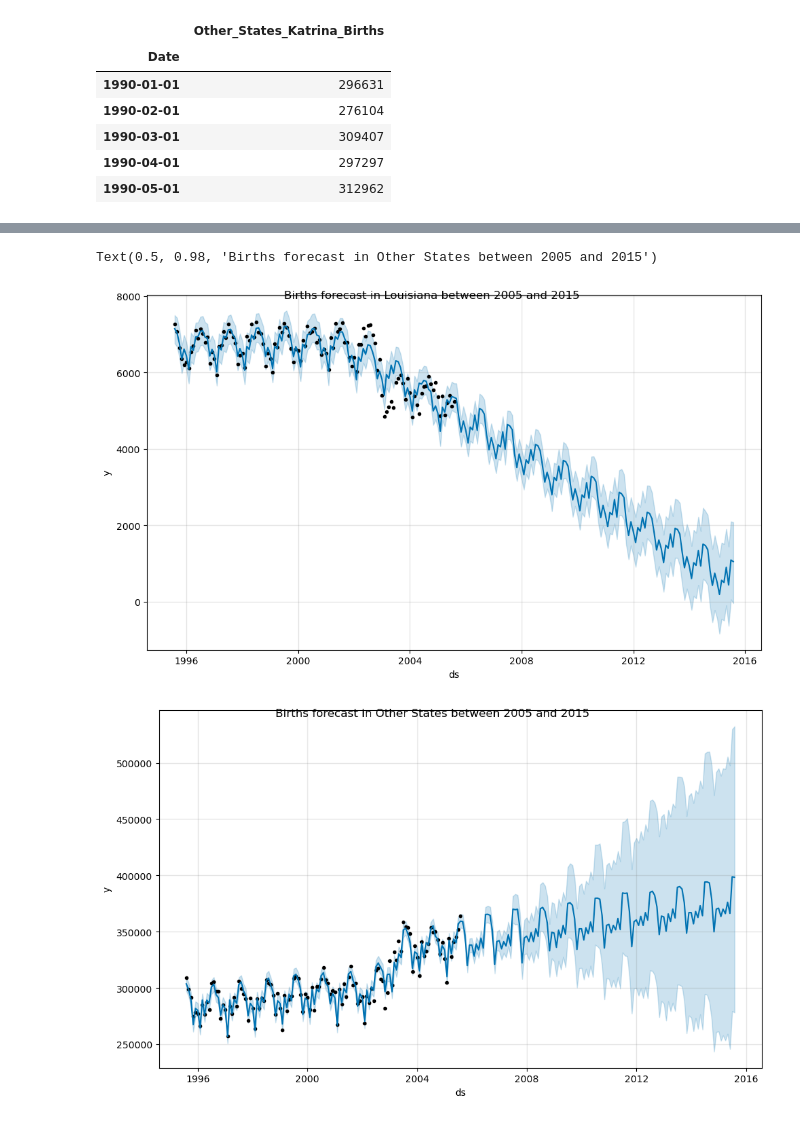
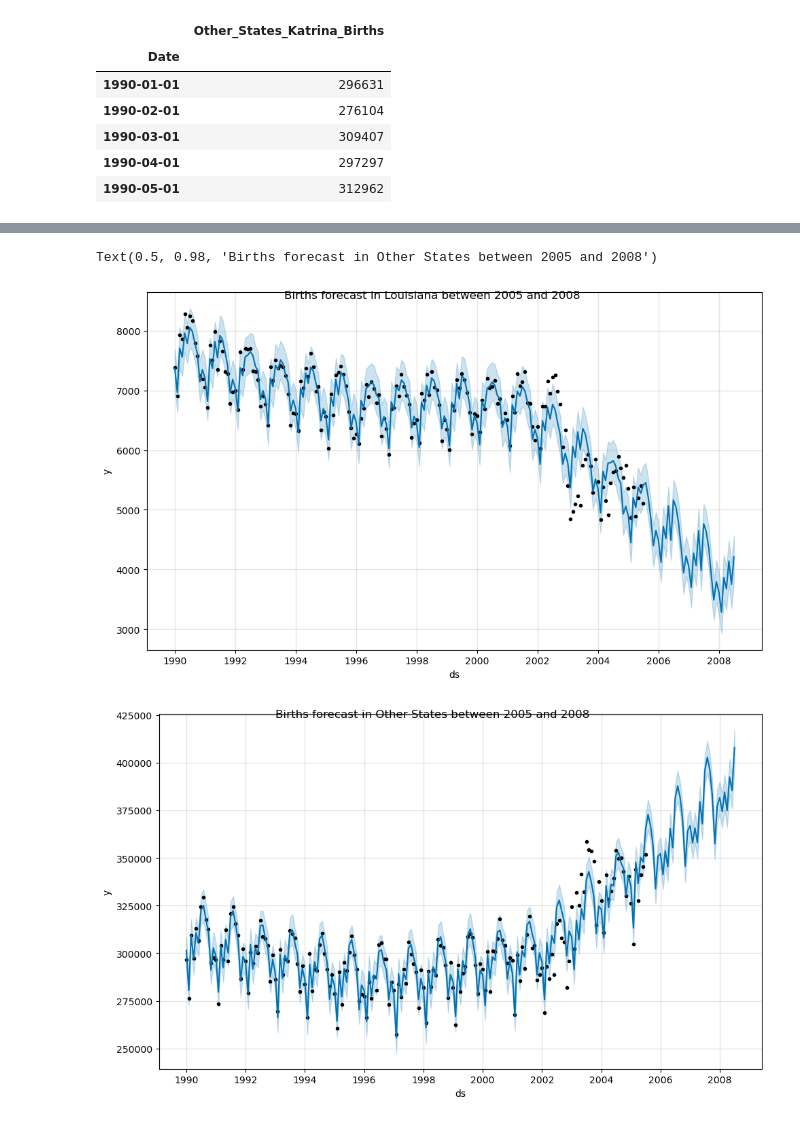
Before and after one commit to Aquamarine278/AI-Bootcamp-Project-1, a Jupyter notebook: birthdata_analysis.ipynb, the cells around one changed output, grey strips where cells are left out. Drawn from its saved outputs; the diff is of its cells as text; code cells hidden in the pictures.

```diff
--- a/birthdata_analysis.ipynb
+++ b/birthdata_analysis.ipynb
@@ -325,18 +623,22 @@ Text(0.5, 0.98, 'Prediction for States other than NY, NJ and CT')
 # %%
 # KATRINA DATA
 # %%
-# select data only from August 1995 to August 2005 for Katrina data
-la_katrina_95_05_df = la_katrina_df[(la_katrina_df['ds'] >= '1995-08-01') & (la_katrina_df['ds'] <= '2005-08-01')]
-other_states_katrina_95_05_df = other_states_katrina_df[(other_states_katrina_df['ds'] >= '1995-08-01') & (other_states_katrina_df['ds'] <= '2005-08-01')]
+# select data only upto August 2005 for Katrina data
+la_katrina_to_05_df = la_katrina_df[(la_katrina_df['ds'] <= '2005-07-01')]
+other_states_katrina_to_05_df = other_states_katrina_df[(other_states_katrina_df['ds'] <= '2005-07-01')]
 
-# select data only from August 2005 to August 2015 for Katrina data
-la_katrina_05_15_df = la_katrina_df[(la_katrina_df['ds'] >= '2005-08-01') & (la_katrina_df['ds'] <= '2015-08-01')]
-other_states_katrina_05_15_df = other_states_katrina_df[(other_states_katrina_df['ds'] >= '2005-08-01') & (other_states_katrina_df['ds'] <= '2015-08-01')]
+# select data only from August 2005 to August 2008 for Katrina data
+la_katrina_05_08_df = la_katrina_df[(la_katrina_df['ds'] >= '2005-08-01') & (la_katrina_df['ds'] <= '2008-08-01')]
+other_states_katrina_05_08_df = other_states_katrina_df[(other_states_katrina_df['ds'] >= '2005-08-01') & (other_states_katrina_df['ds'] <= '2008-08-01')]
 
 # display the data
-display(la_katrina_95_05_df.head())
-display(other_states_katrina_95_05_df.head())
-display(la_katrina_05_15_df.head())
-display(other_states_katrina_05_15_df.head())
+display(la_katrina_to_05_df.head())
+display(other_states_katrina_to_05_df.head())
+display(la_katrina_05_08_df.head())
+display(other_states_katrina_05_08_df.head())
+display(la_katrina_to_05_df.info())
+display(other_states_katrina_to_05_df.info())
+display(la_katrina_05_08_df.info())
+display(other_states_katrina_05_08_df.info())
 # %% [output]
 |  | ds | y |
@@ -381,6 +768,6 @@ m_katrina = Prophet()
 m_katrina_other = Prophet()
 
 # fit the model
-m_katrina.fit(la_katrina_95_05_df)
-m_katrina_other.fit(other_states_katrina_95_05_df)
+m_katrina.fit(la_katrina_to_05_df)
+m_katrina_other.fit(other_states_katrina_to_05_df)
 # %% [output]
@@ -391,8 +778,8 @@ m_katrina_other.fit(other_states_katrina_95_05_df)
 <prophet.forecaster.Prophet at 0x...>
 # %%
 # create a future dataframe for Katrina data and predict the values for the next 10 years
-future_katrina = m_katrina.make_future_dataframe(periods=120, freq='M')
-future_katrina_other = m_katrina_other.make_future_dataframe(periods=120, freq='M')
+future_katrina = m_katrina.make_future_dataframe(periods=36, freq='M')
+future_katrina_other = m_katrina_other.make_future_dataframe(periods=36, freq='M')
 forecast_katrina = m_katrina.predict(future_katrina)
 forecast_katrina_other = m_katrina_other.predict(future_katrina_other)
 # %%
@@ -415,13 +802,13 @@ display(forecast_katrina_other.tail())
 # %%
 # plot the prediction
 fig_katrina = m_katrina.plot(forecast_katrina)
-fig_katrina.suptitle('Births forecast in Louisiana between 2005 and 2015', fontsize=12)
+fig_katrina.suptitle('Births forecast in Louisiana between 2005 and 2008', fontsize=12)
 fig_katrina_other = m_katrina_other.plot(forecast_katrina_other)
-fig_katrina_other.suptitle('Births forecast in Other States between 2005 and 2015', fontsize=12)
+fig_katrina_other.suptitle('Births forecast in Other States between 2005 and 2008', fontsize=12)
 # %% [output]
-Text(0.5, 0.98, 'Births forecast in Other States between 2005 and 2015')
+Text(0.5, 0.98, 'Births forecast in Other States between 2005 and 2008')
-[figure, old version]
+[figure, new version]
-[figure, old version]
+[figure, new version]
 # %%
 # plot the components
 fig_katrina_comp = m_katrina.plot_components(forecast_katrina)
```
Also changed, not shown: parts of 28 cells of this notebook.
